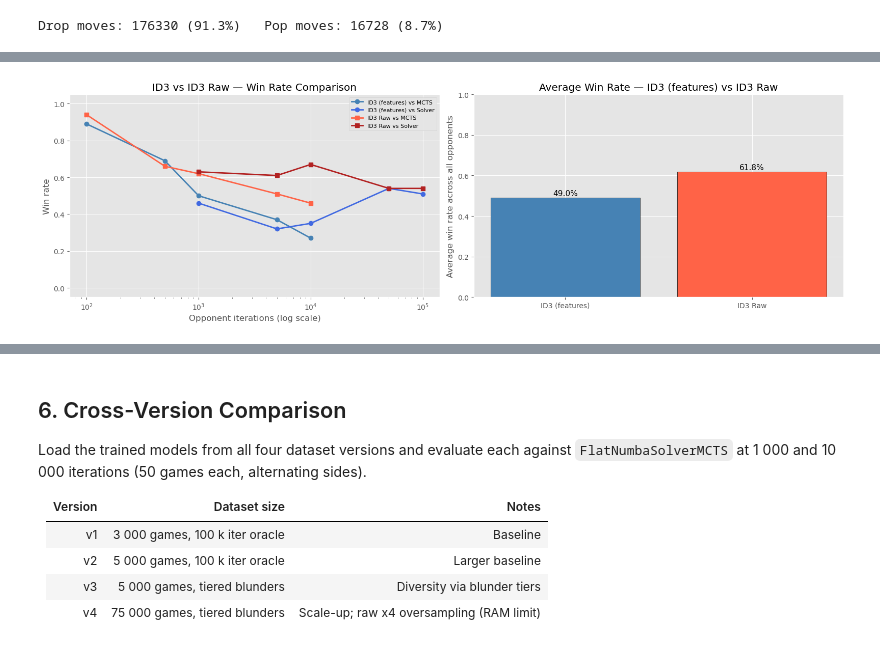
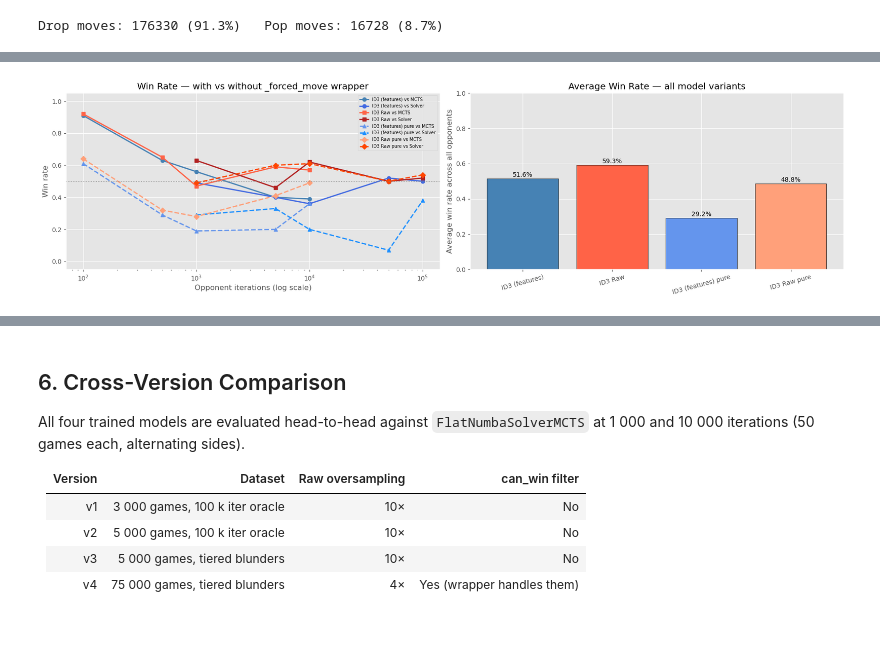
Before and after one commit to Difl4/popout-ai, a Jupyter notebook: notebooks/PopOut_Decision_Tree_Pipeline.ipynb, the cells around one changed output, grey strips where cells are left out. Drawn from its saved outputs; the diff is of its cells as text; code cells hidden in the pictures.

```diff
--- a/notebooks/PopOut_Decision_Tree_Pipeline.ipynb
+++ b/notebooks/PopOut_Decision_Tree_Pipeline.ipynb
@@ -69,8 +173,8 @@ interrupted, re-running this cell automatically resumes from the last checkpoint
 # %%
-N_GAMES          = 75_000
+N_GAMES          = 75_000   # only relevant if regenerating (v4 settings)
 ORACLE_ITERS     = 100_000
 CHECKPOINT_EVERY = 500
-VERSION          = 'v4_75k_100k'
+# VERSION is set by the model toggle cell above
 
 DATA_PATH     = Path(f'../data/generated/{VERSION}/popout_dt_dataset.csv')
 PROGRESS_PATH = DATA_PATH.with_suffix('.progress')
@@ -662,51 +1016,60 @@ Total evaluation time: 616.5 s
 # %%
 ENGINE_SHORT = {'FlatNumbaMCTS': 'MCTS', 'FlatNumbaSolverMCTS': 'Solver'}
-MODEL_COLORS = {'ID3 (features)': {'FlatNumbaMCTS': 'steelblue', 'FlatNumbaSolverMCTS': 'royalblue'},
-                'ID3 Raw':        {'FlatNumbaMCTS': 'tomato',    'FlatNumbaSolverMCTS': 'firebrick'}}
-MODEL_MARKERS = {'ID3 (features)': 'o', 'ID3 Raw': 's'}
 
-fig, axes = plt.subplots(1, 2, figsize=(16, 5))
+_MODEL_STYLE = {
+    'ID3 (features)':      {'colors': {'FlatNumbaMCTS': 'steelblue',     'FlatNumbaSolverMCTS': 'royalblue'},   'marker': 'o', 'ls': '-'},
+    'ID3 Raw':             {'colors': {'FlatNumbaMCTS': 'tomato',         'FlatNumbaSolverMCTS': 'firebrick'},   'marker': 's', 'ls': '-'},
+    'ID3 (features) pure': {'colors': {'FlatNumbaMCTS': 'cornflowerblue', 'FlatNumbaSolverMCTS': 'dodgerblue'}, 'marker': '^', 'ls': '--'},
+    'ID3 Raw pure':        {'colors': {'FlatNumbaMCTS': 'lightsalmon',    'FlatNumbaSolverMCTS': 'orangered'},   'marker': 'D', 'ls': '--'},
+}
+_BAR_COLORS = ['steelblue', 'tomato', 'cornflowerblue', 'lightsalmon']
+
+fig, axes = plt.subplots(1, 2, figsize=(18, 5))
 
 for model_name in TREE_MODELS:
+    style = _MODEL_STYLE[model_name]
     for engine_name, iter_list in CONFIGS.items():
         win_rates = [eval_results[(model_name, engine_name, it)][0] / EVAL_GAMES
                      for it in iter_list]
         axes[0].plot(iter_list, win_rates,
-                     marker=MODEL_MARKERS[model_name], linestyle='-',
-                     color=MODEL_COLORS[model_name][engine_name], linewidth=2,
+                     marker=style['marker'], linestyle=style['ls'],
+                     color=style['colors'][engine_name], linewidth=2,
                      label=f'{model_name} vs {ENGINE_SHORT[engine_name]}')
 axes[0].set_xscale('log')
 axes[0].set_xlabel('Opponent iterations (log scale)')
 axes[0].set_ylabel('Win rate')
-axes[0].set_title('ID3 vs ID3 Raw — Win Rate Comparison')
+axes[0].set_title('Win Rate — with vs without _forced_move wrapper')
 axes[0].set_ylim(-0.05, 1.05)
-axes[0].legend(fontsize=8)
+axes[0].axhline(0.5, color='gray', linestyle=':', linewidth=1)
+axes[0].legend(fontsize=7)
 
 model_names = list(TREE_MODELS.keys())
 avg_wr = [
     np.mean([eval_results[(m, eng, it)][0] / EVAL_GAMES
              for eng, iters in CONFIGS.items() for it in iters])
     for m in model_names
 ]
-bar_colors = ['steelblue', 'tomato']
-axes[1].bar(model_names, avg_wr, color=bar_colors, edgecolor='black')
-for i, v in enumerate(avg_wr):
-    axes[1].text(i, v + 0.01, f'{v:.1%}', ha='center', fontsize=11)
+bars = axes[1].bar(model_names, avg_wr,
+                   color=_BAR_COLORS[:len(model_names)], edgecolor='black')
+for bar, v in zip(bars, avg_wr):
+    axes[1].text(bar.get_x() + bar.get_width() / 2, bar.get_height() + 0.01,
+                 f'{v:.1%}', ha='center', fontsize=10)
 axes[1].set_ylabel('Average win rate across all opponents')
-axes[1].set_title('Average Win Rate — ID3 (features) vs ID3 Raw')
+axes[1].set_title('Average Win Rate — all model variants')
 axes[1].set_ylim(0, 1)
+axes[1].tick_params(axis='x', rotation=15)
 
 plt.tight_layout()
 plt.show()
 
-print(f'\n{"Model":<20}  {"Opponent engine":<22}  {"Iterations":>10}  {"Win%":>7}  {"W":>4}  {"L":>4}  {"D":>4}')
-print('-' * 75)
+print(f'\n{"Model":<25}  {"Opponent engine":<22}  {"Iterations":>10}  {"Win%":>7}  {"W":>4}  {"L":>4}  {"D":>4}')
+print('-' * 78)
 for model_name in TREE_MODELS:
     for engine_name, iter_list in CONFIGS.items():
         for it in iter_list:
             w, l, d = eval_results[(model_name, engine_name, it)]
-            print(f'{model_name:<20}  {engine_name:<22}  {it:>10,}  '
+            print(f'{model_name:<25}  {engine_name:<22}  {it:>10,}  '
                   f'{w/EVAL_GAMES:>7.1%}  {w:>4}  {l:>4}  {d:>4}')
     print()
 # %% [output]
-[figure, old version]
+[figure, new version]
@@ -730,15 +1093,15 @@ ID3 Raw               FlatNumbaSolverMCTS        100,000    54.0%    54    46
 # %% [markdown]
 ## 6. Cross-Version Comparison
 
-Load the trained models from all four dataset versions and evaluate each against
-`FlatNumbaSolverMCTS` at 1 000 and 10 000 iterations (50 games each, alternating sides).
+All four trained models are evaluated head-to-head against `FlatNumbaSolverMCTS`
+at 1 000 and 10 000 iterations (50 games each, alternating sides).
 
-| Version | Dataset size | Notes |
-|---|---|---|
-| v1 | 3 000 games, 100 k iter oracle | Baseline |
-| v2 | 5 000 games, 100 k iter oracle | Larger baseline |
-| v3 | 5 000 games, tiered blunders | Diversity via blunder tiers |
-| v4 | 75 000 games, tiered blunders | Scale-up; raw x4 oversampling (RAM limit) |
+| Version | Dataset | Raw oversampling | can_win filter |
+|---|---|---|---|
+| v1 | 3 000 games, 100 k iter oracle | 10× | No |
+| v2 | 5 000 games, 100 k iter oracle | 10× | No |
+| v3 | 5 000 games, tiered blunders | 10× | No |
+| v4 | 75 000 games, tiered blunders | 4× | Yes (wrapper handles them) |
 # %%
 import pickle, gc, time
 import ctypes as _ct
```
Also changed, not shown: parts of 23 cells of this notebook, 19 other files.
